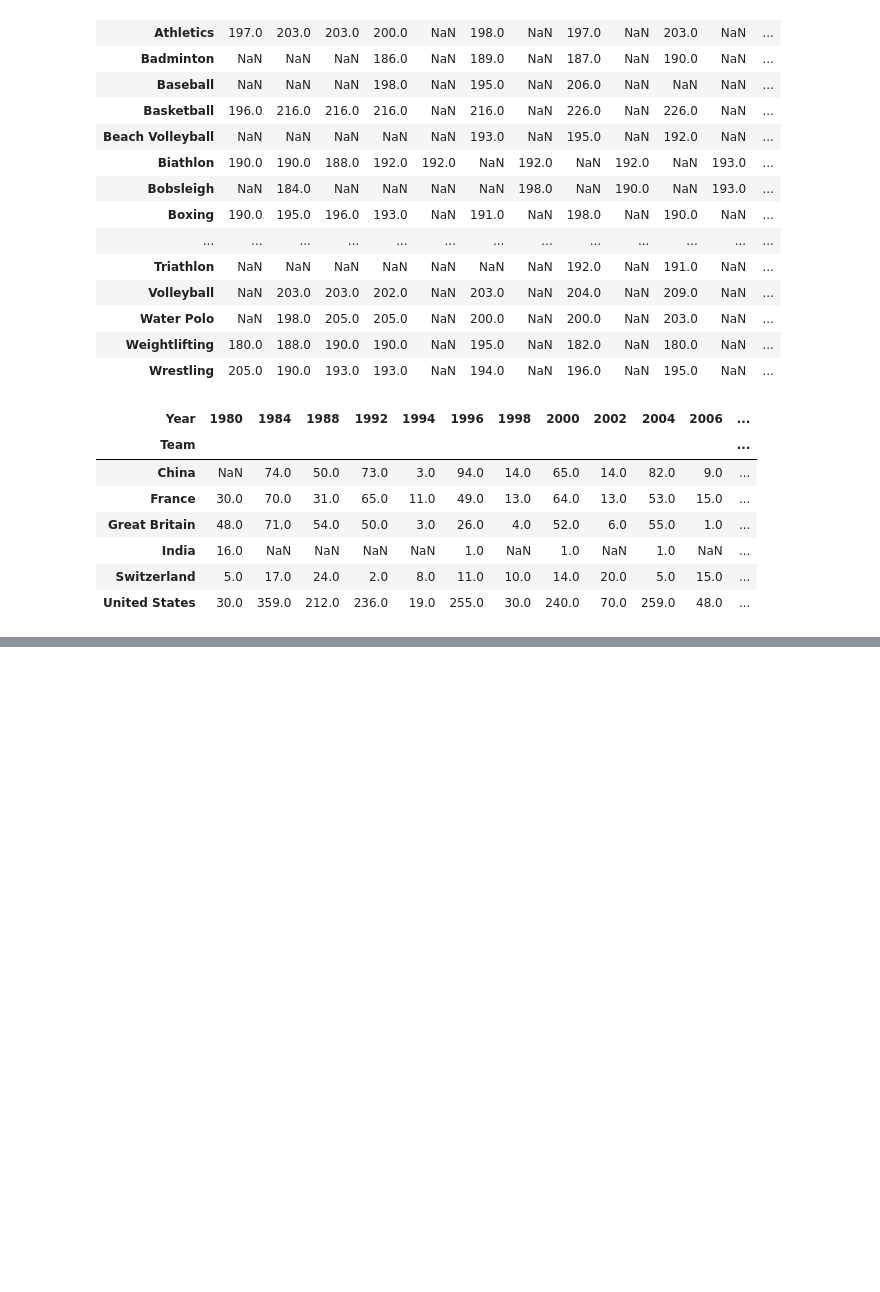
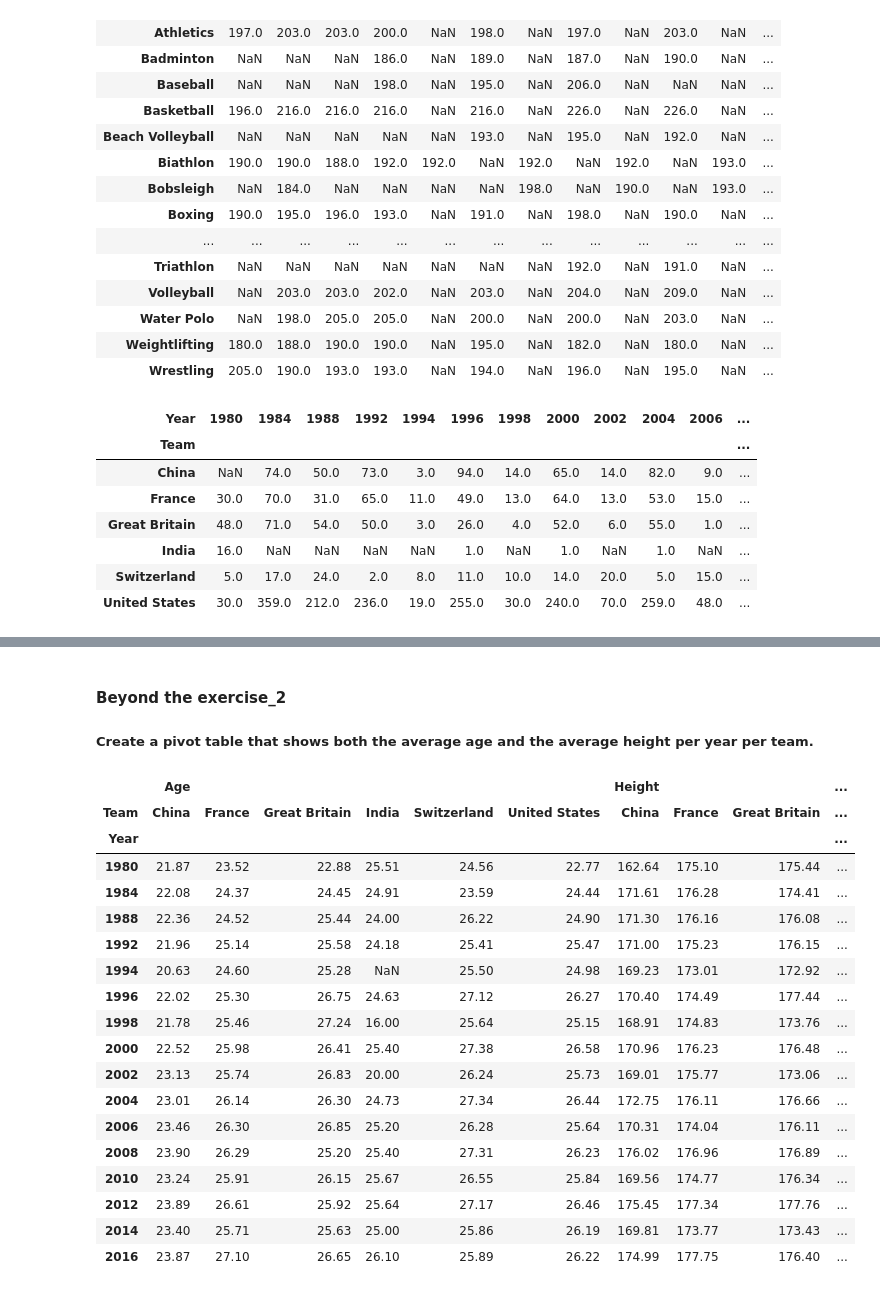
Before and after one commit to azapeti/practicing_pandas_workout, a Jupyter notebook: chapter-04/exercise-24.ipynb, the cells around one changed output, grey strips where cells are left out. Saved outputs shown, nothing was run; the diff lists cells and outputs as text; code cells hidden in the pictures; blank space fills up the shorter version.

Commit message:
exercise 24 fully done

```diff
--- a/chapter-04/exercise-24.ipynb
+++ b/chapter-04/exercise-24.ipynb
@@ -124,0 +158,33 @@ df.pivot_table(
+# %% [markdown]
+#### Beyond the exercise_2
+##### Create a pivot table that shows both the average age and the average height per year per team.
+# %%
+(
+    df.
+    pivot_table(
+        index= 'Year',
+        columns= 'Team',
+        values= ['Age', 'Height'],
+        aggfunc= 'mean'
+    ).round(2)
+)
+# %% [output]
+|  | Age |  |  |  |  |  | Height |  |  | ... |
+| Team | China | France | Great Britain | India | Switzerland | United States | China | France | Great Britain | ... |
+| Year |  |  |  |  |  |  |  |  |  | ... |
+| 1980 | 21.87 | 23.52 | 22.88 | 25.51 | 24.56 | 22.77 | 162.64 | 175.10 | 175.44 | ... |
+| 1984 | 22.08 | 24.37 | 24.45 | 24.91 | 23.59 | 24.44 | 171.61 | 176.28 | 174.41 | ... |
+| 1988 | 22.36 | 24.52 | 25.44 | 24.00 | 26.22 | 24.90 | 171.30 | 176.16 | 176.08 | ... |
+| 1992 | 21.96 | 25.14 | 25.58 | 24.18 | 25.41 | 25.47 | 171.00 | 175.23 | 176.15 | ... |
+| 1994 | 20.63 | 24.60 | 25.28 | NaN | 25.50 | 24.98 | 169.23 | 173.01 | 172.92 | ... |
+| 1996 | 22.02 | 25.30 | 26.75 | 24.63 | 27.12 | 26.27 | 170.40 | 174.49 | 177.44 | ... |
+| 1998 | 21.78 | 25.46 | 27.24 | 16.00 | 25.64 | 25.15 | 168.91 | 174.83 | 173.76 | ... |
+| 2000 | 22.52 | 25.98 | 26.41 | 25.40 | 27.38 | 26.58 | 170.96 | 176.23 | 176.48 | ... |
+| 2002 | 23.13 | 25.74 | 26.83 | 20.00 | 26.24 | 25.73 | 169.01 | 175.77 | 173.06 | ... |
+| 2004 | 23.01 | 26.14 | 26.30 | 24.73 | 27.34 | 26.44 | 172.75 | 176.11 | 176.66 | ... |
+| 2006 | 23.46 | 26.30 | 26.85 | 25.20 | 26.28 | 25.64 | 170.31 | 174.04 | 176.11 | ... |
+| 2008 | 23.90 | 26.29 | 25.20 | 25.40 | 27.31 | 26.23 | 176.02 | 176.96 | 176.89 | ... |
+| 2010 | 23.24 | 25.91 | 26.15 | 25.67 | 26.55 | 25.84 | 169.56 | 174.77 | 176.34 | ... |
+| 2012 | 23.89 | 26.61 | 25.92 | 25.64 | 27.17 | 26.46 | 175.45 | 177.34 | 177.76 | ... |
+| 2014 | 23.40 | 25.71 | 25.63 | 25.00 | 25.86 | 26.19 | 169.81 | 173.77 | 173.43 | ... |
+| 2016 | 23.87 | 27.10 | 26.65 | 26.10 | 25.89 | 26.22 | 174.99 | 177.75 | 176.40 | ... |
```
Also changed, not shown: parts of 5 cells of this notebook.
